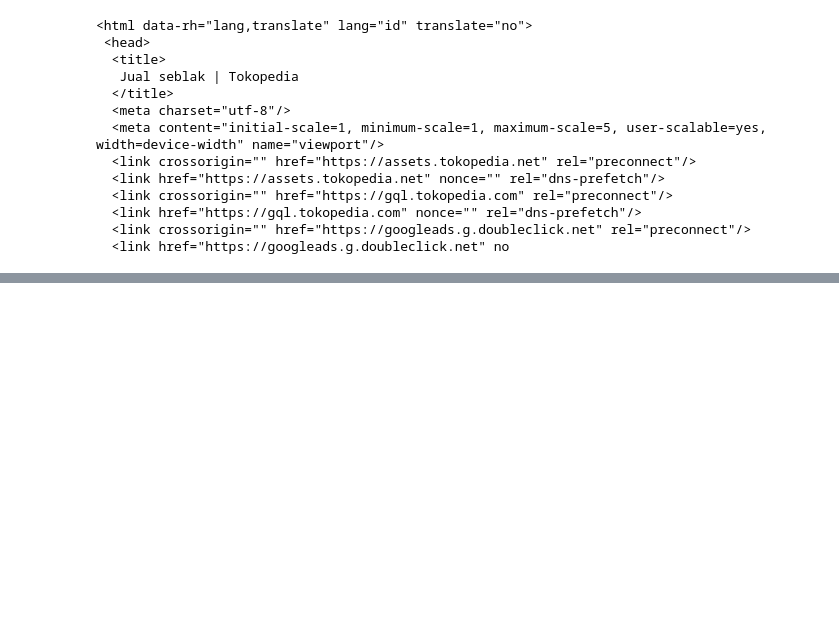
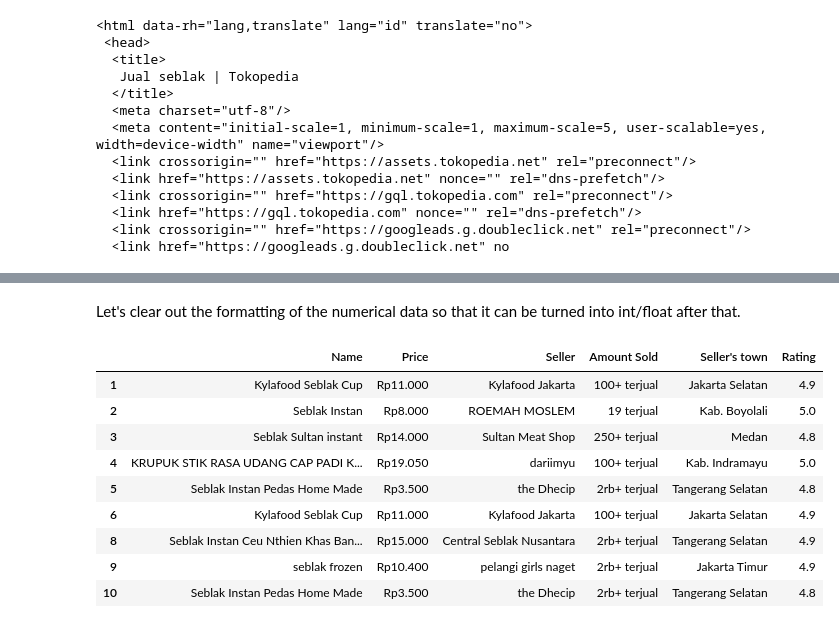
Before and after one commit to AdeWT/AdeWT-Hacktiv8-things, a Jupyter notebook: gc3.ipynb, the cells around one changed output, grey strips where cells are left out. Saved outputs shown, nothing was run; the diff lists cells and outputs as text; code cells hidden in the pictures; blank space fills up the shorter version.

```diff
--- a/gc3.ipynb
+++ b/gc3.ipynb
@@ -139,0 +154,5 @@ seblakDF.to_csv("C:/Users/Lewell/Documents/GitHub/AdeWT-Hacktiv8-things/seblak.c
+# %%
+# reading the data from upload csv
+
+SebDF = pd.read_csv('https://raw.githubusercontent.com/AdeWT/AdeWT-Hacktiv8-things/main/seblak.csv', delimiter=',')
+SebDF.head()
@@ -139,0 +242,17 @@ seblakDF.to_csv("C:/Users/Lewell/Documents/GitHub/AdeWT-Hacktiv8-things/seblak.c
+# %% [markdown]
+Let's clear out the formatting of the numerical data so that it can be turned into int/float after that.
+# %%
+# check how data is formatted:
+
+SebDF.iloc[1:10]
+# %% [output]
+|  | Name | Price | Seller | Amount Sold | Seller's town | Rating |
+| 1 | Kylafood Seblak Cup | Rp11.000 | Kylafood Jakarta | 100+ terjual | Jakarta Selatan | 4.9 |
+| 2 | Seblak Instan | Rp8.000 | ROEMAH MOSLEM | 19 terjual | Kab. Boyolali | 5.0 |
+| 3 | Seblak Sultan instant | Rp14.000 | Sultan Meat Shop | 250+ terjual | Medan | 4.8 |
+| 4 | KRUPUK STIK RASA UDANG CAP PADI K... | Rp19.050 | dariimyu | 100+ terjual | Kab. Indramayu | 5.0 |
+| 5 | Seblak Instan Pedas Home Made | Rp3.500 | the Dhecip | 2rb+ terjual | Tangerang Selatan | 4.8 |
+| 6 | Kylafood Seblak Cup | Rp11.000 | Kylafood Jakarta | 100+ terjual | Jakarta Selatan | 4.9 |
+| 8 | Seblak Instan Ceu Nthien Khas Ban... | Rp15.000 | Central Seblak Nusantara | 2rb+ terjual | Tangerang Selatan | 4.9 |
+| 9 | seblak frozen | Rp10.400 | pelangi girls naget | 2rb+ terjual | Jakarta Timur | 4.9 |
+| 10 | Seblak Instan Pedas Home Made | Rp3.500 | the Dhecip | 2rb+ terjual | Tangerang Selatan | 4.8 |
```
Also changed, not shown: parts of 39 cells of this notebook, 1 other file.
